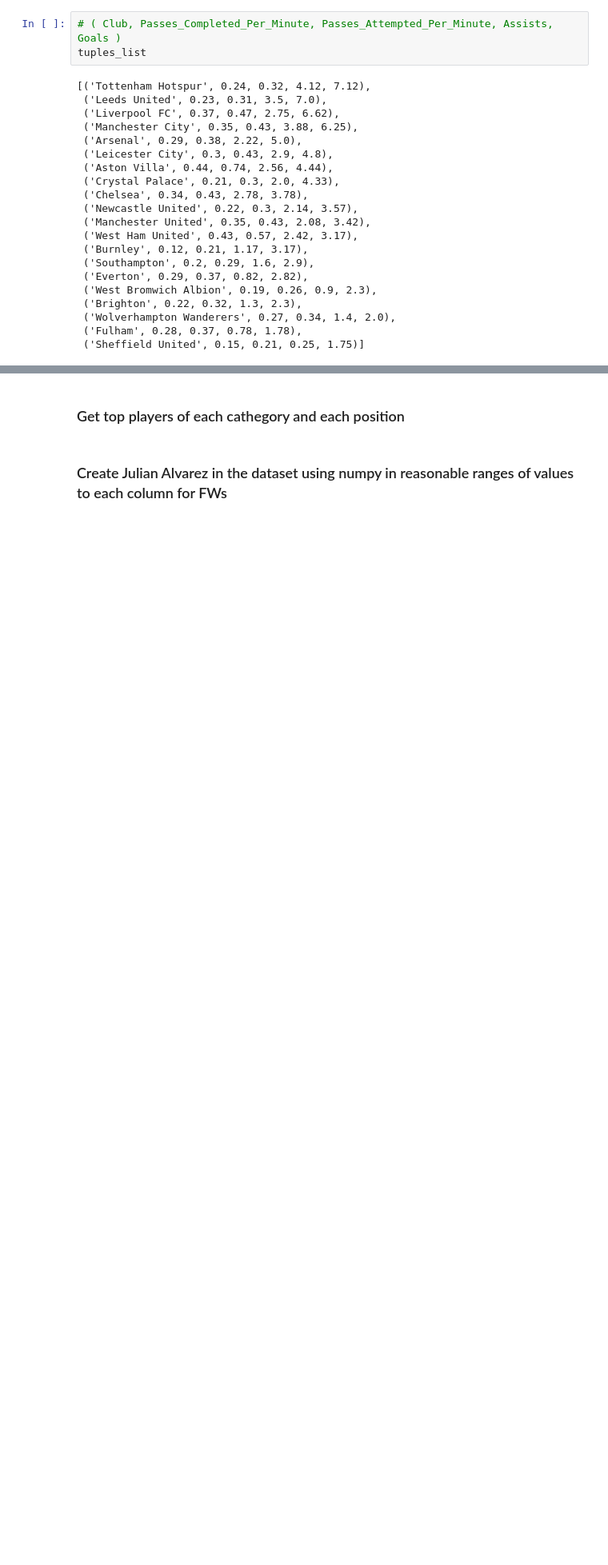
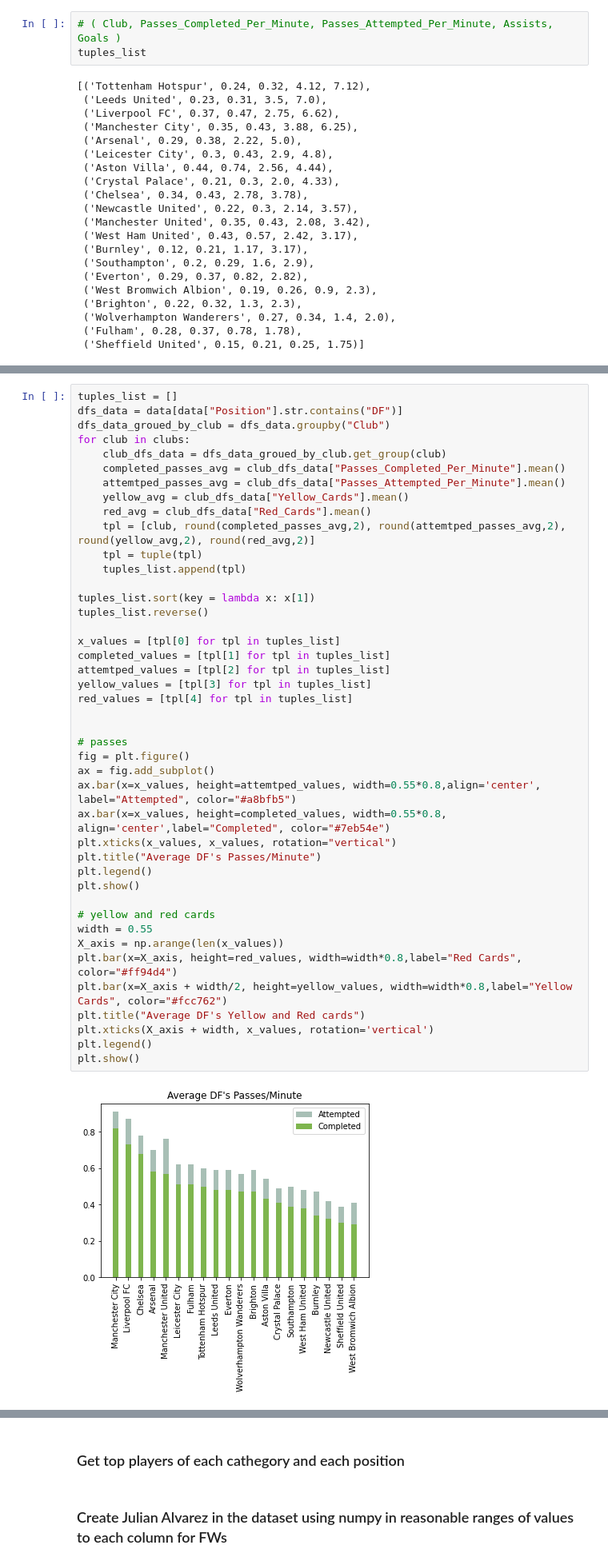
Before and after one commit to NicolasTerroni/data-analysis-and-machine-learning, a Jupyter notebook: notebooks/Premier League.ipynb, the cells around one changed output, grey strips where cells are left out. Shown at 80% size. Drawn from its saved outputs; the diff is of its cells as text; blank space fills up the shorter version.

Commit message:
DF's Charts

```diff
--- a/notebooks/Premier League.ipynb
+++ b/notebooks/Premier League.ipynb
@@ -240,0 +243,45 @@ tuples_list
+# %%
+tuples_list = []
+dfs_data = data[data["Position"].str.contains("DF")]
+dfs_data_groued_by_club = dfs_data.groupby("Club")
+for club in clubs:
+    club_dfs_data = dfs_data_groued_by_club.get_group(club)
+    completed_passes_avg = club_dfs_data["Passes_Completed_Per_Minute"].mean()
+    attemtped_passes_avg = club_dfs_data["Passes_Attempted_Per_Minute"].mean()
+    yellow_avg = club_dfs_data["Yellow_Cards"].mean()
+    red_avg = club_dfs_data["Red_Cards"].mean()
+    tpl = [club, round(completed_passes_avg,2), round(attemtped_passes_avg,2), round(yellow_avg,2), round(red_avg,2)]
+    tpl = tuple(tpl)
+    tuples_list.append(tpl)
+
+tuples_list.sort(key = lambda x: x[1])
+tuples_list.reverse()
+
+x_values = [tpl[0] for tpl in tuples_list]
+completed_values = [tpl[1] for tpl in tuples_list]
+attemtped_values = [tpl[2] for tpl in tuples_list]
+yellow_values = [tpl[3] for tpl in tuples_list]
+red_values = [tpl[4] for tpl in tuples_list]
+
+
+# passes
+fig = plt.figure()
+ax = fig.add_subplot()
+ax.bar(x=x_values, height=attemtped_values, width=0.55*0.8,align='center', label="Attempted", color="#a8bfb5")
+ax.bar(x=x_values, height=completed_values, width=0.55*0.8,  align='center',label="Completed", color="#7eb54e")
+plt.xticks(x_values, x_values, rotation="vertical")
+plt.title("Average DF's Passes/Minute")
+plt.legend()
+plt.show()
+
+# yellow and red cards
+width = 0.55
+X_axis = np.arange(len(x_values))
+plt.bar(x=X_axis, height=red_values, width=width*0.8,label="Red Cards", color="#ff94d4")
+plt.bar(x=X_axis + width/2, height=yellow_values, width=width*0.8,label="Yellow Cards", color="#fcc762")
+plt.title("Average DF's Yellow and Red cards")
+plt.xticks(X_axis + width, x_values, rotation='vertical')
+plt.legend()
+plt.show()
+# %% [output]
+[figure, added]
```
Also changed, not shown: parts of 5 cells of this notebook.
